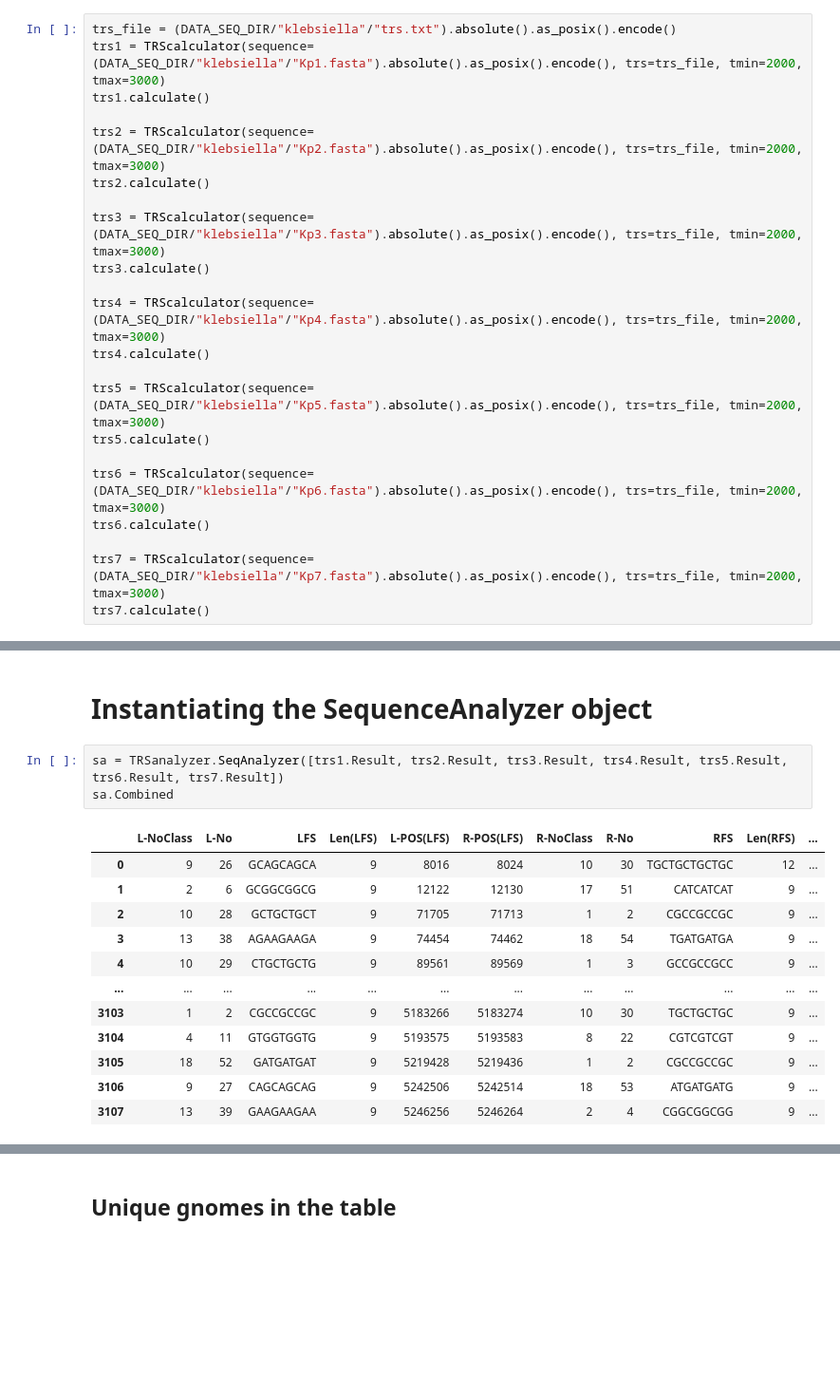
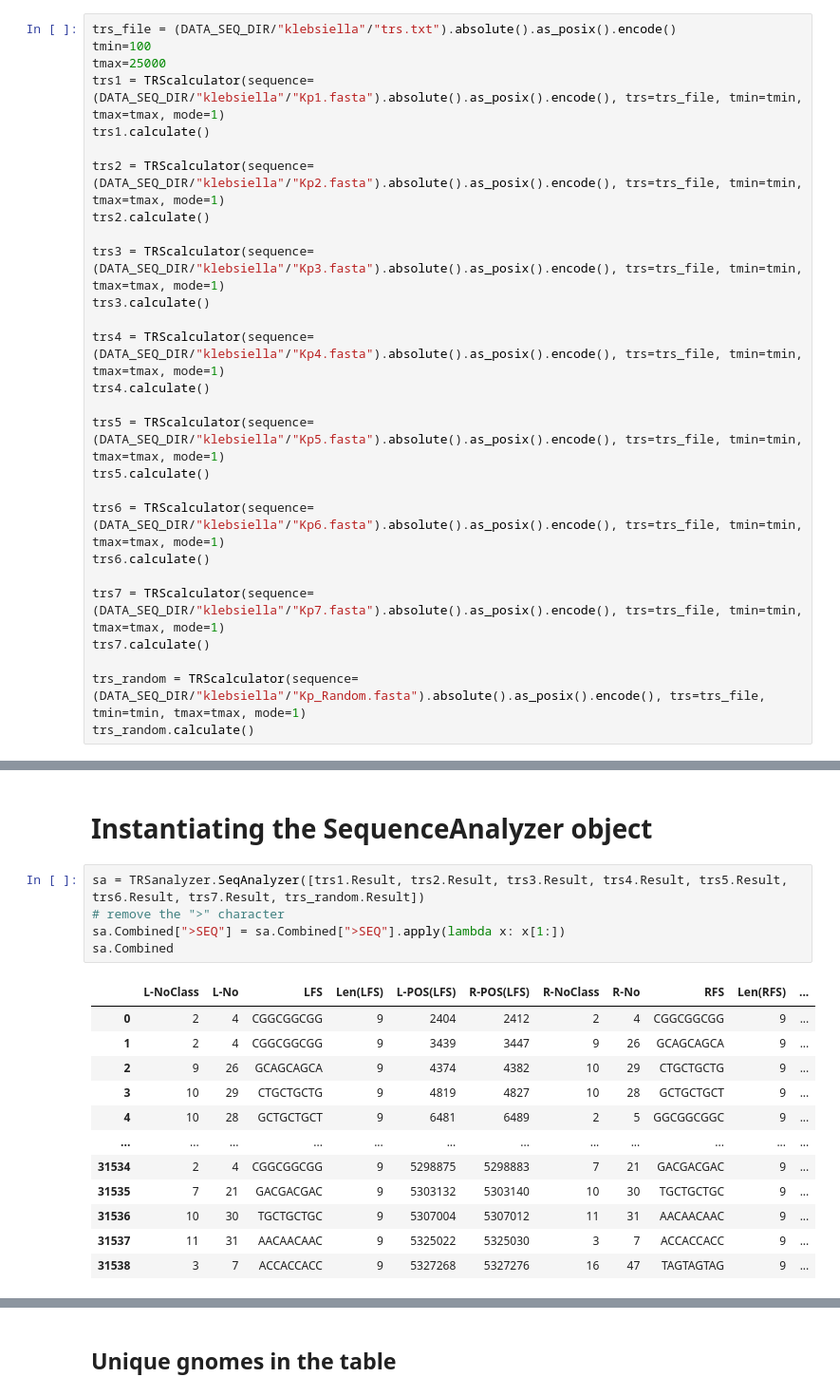
Before and after one commit to rafalbachorz/TRS-omix, a Jupyter notebook: python/Klebsiella.ipynb, the cells around one changed output, grey strips where cells are left out. Shown: that part at 95% size. Drawn from its saved outputs; the diff is of its cells as text; blank space fills up the shorter version.

```diff
--- a/python/Klebsiella.ipynb
+++ b/python/Klebsiella.ipynb
@@ -14,22 +18,27 @@ from pytrsomix import TRScalculator, TRSanalyzer, AlignmentAnalyzer
 # %%
 trs_file = (DATA_SEQ_DIR/"klebsiella"/"trs.txt").absolute().as_posix().encode()
-trs1 = TRScalculator(sequence=(DATA_SEQ_DIR/"klebsiella"/"Kp1.fasta").absolute().as_posix().encode(), trs=trs_file, tmin=2000, tmax=3000)
+tmin=100
+tmax=25000
+trs1 = TRScalculator(sequence=(DATA_SEQ_DIR/"klebsiella"/"Kp1.fasta").absolute().as_posix().encode(), trs=trs_file, tmin=tmin, tmax=tmax, mode=1)
 trs1.calculate()
 
-trs2 = TRScalculator(sequence=(DATA_SEQ_DIR/"klebsiella"/"Kp2.fasta").absolute().as_posix().encode(), trs=trs_file, tmin=2000, tmax=3000)
+trs2 = TRScalculator(sequence=(DATA_SEQ_DIR/"klebsiella"/"Kp2.fasta").absolute().as_posix().encode(), trs=trs_file, tmin=tmin, tmax=tmax, mode=1)
 trs2.calculate()
 
-trs3 = TRScalculator(sequence=(DATA_SEQ_DIR/"klebsiella"/"Kp3.fasta").absolute().as_posix().encode(), trs=trs_file, tmin=2000, tmax=3000)
+trs3 = TRScalculator(sequence=(DATA_SEQ_DIR/"klebsiella"/"Kp3.fasta").absolute().as_posix().encode(), trs=trs_file, tmin=tmin, tmax=tmax, mode=1)
 trs3.calculate()
 
-trs4 = TRScalculator(sequence=(DATA_SEQ_DIR/"klebsiella"/"Kp4.fasta").absolute().as_posix().encode(), trs=trs_file, tmin=2000, tmax=3000)
+trs4 = TRScalculator(sequence=(DATA_SEQ_DIR/"klebsiella"/"Kp4.fasta").absolute().as_posix().encode(), trs=trs_file, tmin=tmin, tmax=tmax, mode=1)
 trs4.calculate()
 
-trs5 = TRScalculator(sequence=(DATA_SEQ_DIR/"klebsiella"/"Kp5.fasta").absolute().as_posix().encode(), trs=trs_file, tmin=2000, tmax=3000)
+trs5 = TRScalculator(sequence=(DATA_SEQ_DIR/"klebsiella"/"Kp5.fasta").absolute().as_posix().encode(), trs=trs_file, tmin=tmin, tmax=tmax, mode=1)
 trs5.calculate()
 
-trs6 = TRScalculator(sequence=(DATA_SEQ_DIR/"klebsiella"/"Kp6.fasta").absolute().as_posix().encode(), trs=trs_file, tmin=2000, tmax=3000)
+trs6 = TRScalculator(sequence=(DATA_SEQ_DIR/"klebsiella"/"Kp6.fasta").absolute().as_posix().encode(), trs=trs_file, tmin=tmin, tmax=tmax, mode=1)
 trs6.calculate()
 
-trs7 = TRScalculator(sequence=(DATA_SEQ_DIR/"klebsiella"/"Kp7.fasta").absolute().as_posix().encode(), trs=trs_file, tmin=2000, tmax=3000)
+trs7 = TRScalculator(sequence=(DATA_SEQ_DIR/"klebsiella"/"Kp7.fasta").absolute().as_posix().encode(), trs=trs_file, tmin=tmin, tmax=tmax, mode=1)
 trs7.calculate()
+
+trs_random = TRScalculator(sequence=(DATA_SEQ_DIR/"klebsiella"/"Kp_Random.fasta").absolute().as_posix().encode(), trs=trs_file, tmin=tmin, tmax=tmax, mode=1)
+trs_random.calculate()
@@ -36,18 +63,20 @@ trs7.calculate()
 # %% [markdown]
 # Instantiating the SequenceAnalyzer object
 # %%
-sa = TRSanalyzer.SeqAnalyzer([trs1.Result, trs2.Result, trs3.Result, trs4.Result, trs5.Result, trs6.Result, trs7.Result])
+sa = TRSanalyzer.SeqAnalyzer([trs1.Result, trs2.Result, trs3.Result, trs4.Result, trs5.Result, trs6.Result, trs7.Result, trs_random.Result])
+# remove the ">" character
+sa.Combined[">SEQ"] = sa.Combined[">SEQ"].apply(lambda x: x[1:])
 sa.Combined
 # %% [output]
 |  | L-NoClass | L-No | LFS | Len(LFS) | L-POS(LFS) | R-POS(LFS) | R-NoClass | R-No | RFS | Len(RFS) | ... |
-| 0 | 9 | 26 | GCAGCAGCA | 9 | 8016 | 8024 | 10 | 30 | TGCTGCTGCTGC | 12 | ... |
-| 1 | 2 | 6 | GCGGCGGCG | 9 | 12122 | 12130 | 17 | 51 | CATCATCAT | 9 | ... |
-| 2 | 10 | 28 | GCTGCTGCT | 9 | 71705 | 71713 | 1 | 2 | CGCCGCCGC | 9 | ... |
-| 3 | 13 | 38 | AGAAGAAGA | 9 | 74454 | 74462 | 18 | 54 | TGATGATGA | 9 | ... |
-| 4 | 10 | 29 | CTGCTGCTG | 9 | 89561 | 89569 | 1 | 3 | GCCGCCGCC | 9 | ... |
+| 0 | 2 | 4 | CGGCGGCGG | 9 | 2404 | 2412 | 2 | 4 | CGGCGGCGG | 9 | ... |
+| 1 | 2 | 4 | CGGCGGCGG | 9 | 3439 | 3447 | 9 | 26 | GCAGCAGCA | 9 | ... |
+| 2 | 9 | 26 | GCAGCAGCA | 9 | 4374 | 4382 | 10 | 29 | CTGCTGCTG | 9 | ... |
+| 3 | 10 | 29 | CTGCTGCTG | 9 | 4819 | 4827 | 10 | 28 | GCTGCTGCT | 9 | ... |
+| 4 | 10 | 28 | GCTGCTGCT | 9 | 6481 | 6489 | 2 | 5 | GGCGGCGGC | 9 | ... |
 | ... | ... | ... | ... | ... | ... | ... | ... | ... | ... | ... | ... |
-| 3103 | 1 | 2 | CGCCGCCGC | 9 | 5183266 | 5183274 | 10 | 30 | TGCTGCTGC | 9 | ... |
-| 3104 | 4 | 11 | GTGGTGGTG | 9 | 5193575 | 5193583 | 8 | 22 | CGTCGTCGT | 9 | ... |
-| 3105 | 18 | 52 | GATGATGAT | 9 | 5219428 | 5219436 | 1 | 2 | CGCCGCCGC | 9 | ... |
-| 3106 | 9 | 27 | CAGCAGCAG | 9 | 5242506 | 5242514 | 18 | 53 | ATGATGATG | 9 | ... |
-| 3107 | 13 | 39 | GAAGAAGAA | 9 | 5246256 | 5246264 | 2 | 4 | CGGCGGCGG | 9 | ... |
+| 31534 | 2 | 4 | CGGCGGCGG | 9 | 5298875 | 5298883 | 7 | 21 | GACGACGAC | 9 | ... |
+| 31535 | 7 | 21 | GACGACGAC | 9 | 5303132 | 5303140 | 10 | 30 | TGCTGCTGC | 9 | ... |
+| 31536 | 10 | 30 | TGCTGCTGC | 9 | 5307004 | 5307012 | 11 | 31 | AACAACAAC | 9 | ... |
+| 31537 | 11 | 31 | AACAACAAC | 9 | 5325022 | 5325030 | 3 | 7 | ACCACCACC | 9 | ... |
+| 31538 | 3 | 7 | ACCACCACC | 9 | 5327268 | 5327276 | 16 | 47 | TAGTAGTAG | 9 | ... |
```
Also changed, not shown: parts of 35 cells of this notebook, 4 other files.
